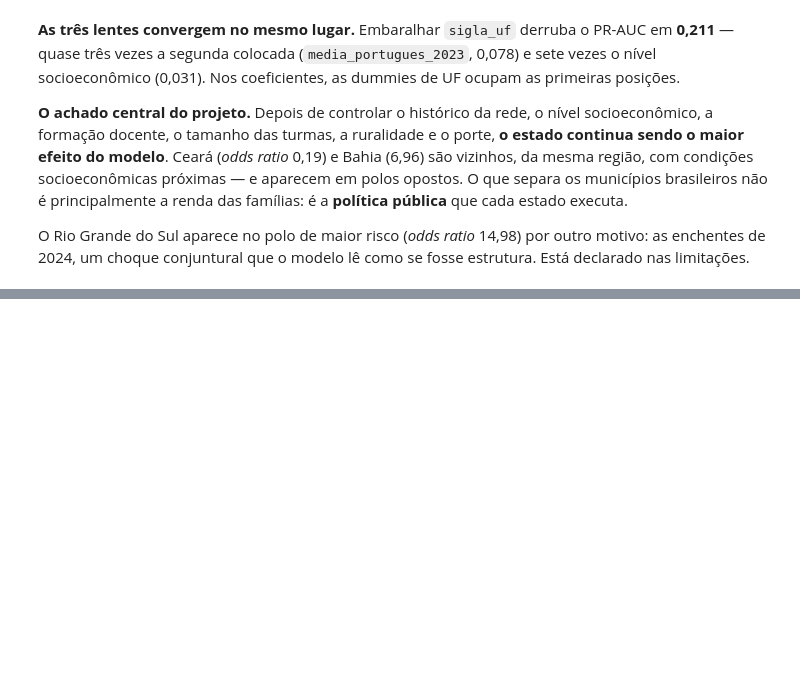
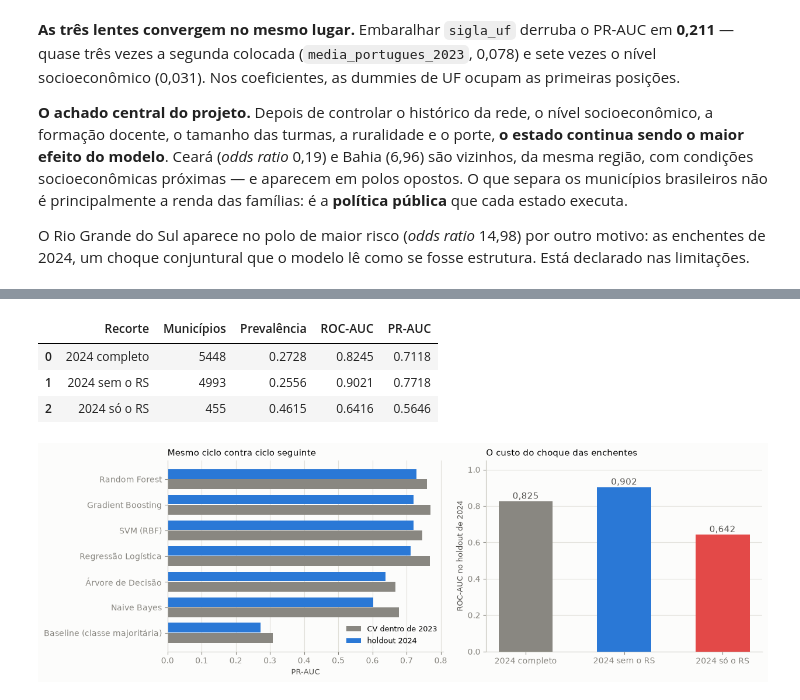
Before and after one commit to damske-h/1IAST-Fase3, a Jupyter notebook: notebooks/03_modelagem.ipynb, the cells around one changed output, grey strips where cells are left out. Cells and saved outputs as stored; diff of their text form; code cells hidden in the pictures; blank space fills up the shorter version.

```diff
--- a/notebooks/03_modelagem.ipynb
+++ b/notebooks/03_modelagem.ipynb
@@ -810,0 +863,59 @@ nas limitações.
+# %%
+# ============================================================
+# 17.1 — DECOMPONDO O HOLDOUT: QUANTO CUSTA O CHOQUE DO RS
+# ============================================================
+
+modelo_temporal = construir_pipeline(numericas=COLUNAS_TEMPORAL).fit(treino_23, y_23)
+
+recortes = []
+for rotulo, recorte in [("2024 completo", teste_24),
+                        ("2024 sem o RS", teste_24[teste_24["sigla_uf"] != "RS"]),
+                        ("2024 só o RS", teste_24[teste_24["sigla_uf"] == "RS"])]:
+    alvo = recorte["em_risco"].to_numpy()
+    prob = modelo_temporal.predict_proba(recorte)[:, 1]
+    metricas = avaliar(alvo, modelo_temporal.predict(recorte), prob)
+    recortes.append({"Recorte": rotulo, "Municípios": len(recorte),
+                     "Prevalência": alvo.mean(),
+                     "ROC-AUC": metricas["roc_auc"], "PR-AUC": metricas["pr_auc"]})
+
+por_recorte = pd.DataFrame(recortes)
+por_recorte.round(4)
+# %% [output]
+|  | Recorte | Municípios | Prevalência | ROC-AUC | PR-AUC |
+| 0 | 2024 completo | 5448 | 0.2728 | 0.8245 | 0.7118 |
+| 1 | 2024 sem o RS | 4993 | 0.2556 | 0.9021 | 0.7718 |
+| 2 | 2024 só o RS | 455 | 0.4615 | 0.6416 | 0.5646 |
+# %%
+# ============================================================
+# 17.2 — VISUALIZAÇÃO
+# ============================================================
+
+fig, eixos = plt.subplots(1, 2, figsize=(12.6, 4.2))
+
+# Esquerda: o que cada modelo perde ao mudar de ciclo
+ordenado = temporal.sort_values("PR-AUC 2024")
+posicoes = np.arange(len(ordenado))
+eixos[0].barh(posicoes - 0.2, ordenado["PR-AUC CV 2023"], height=0.38,
+              color=MUDO, label="CV dentro de 2023")
+eixos[0].barh(posicoes + 0.2, ordenado["PR-AUC 2024"], height=0.38,
+              color=SERIE[0], label="holdout 2024")
+eixos[0].set_yticks(posicoes, ordenado["Modelo"])
+eixos[0].set_xlabel("PR-AUC")
+eixos[0].set_title("Mesmo ciclo contra ciclo seguinte", loc="left")
+eixos[0].legend(fontsize=9, loc="lower right")
+limpar(eixos[0], grade="x")
+
+# Direita: de onde vem a perda
+cores = [MUDO, SERIE[0], NEGATIVO]
+eixos[1].bar(por_recorte["Recorte"], por_recorte["ROC-AUC"], color=cores, width=0.55)
+for i, valor in enumerate(por_recorte["ROC-AUC"]):
+    eixos[1].text(i, valor + 0.015, num(valor, 3), ha="center",
+                  fontsize=10.5, color=TINTA_2)
+eixos[1].set_ylim(0, 1.05)
+eixos[1].set_ylabel("ROC-AUC no holdout de 2024")
+eixos[1].set_title("O custo do choque das enchentes", loc="left")
+limpar(eixos[1])
+
+fig.tight_layout(); salvar(fig, "03_split_temporal", IMAGENS); plt.show()
+# %% [output]
+[figure, added]
```
Also changed, not shown: parts of 6 cells of this notebook, 1 other file.
